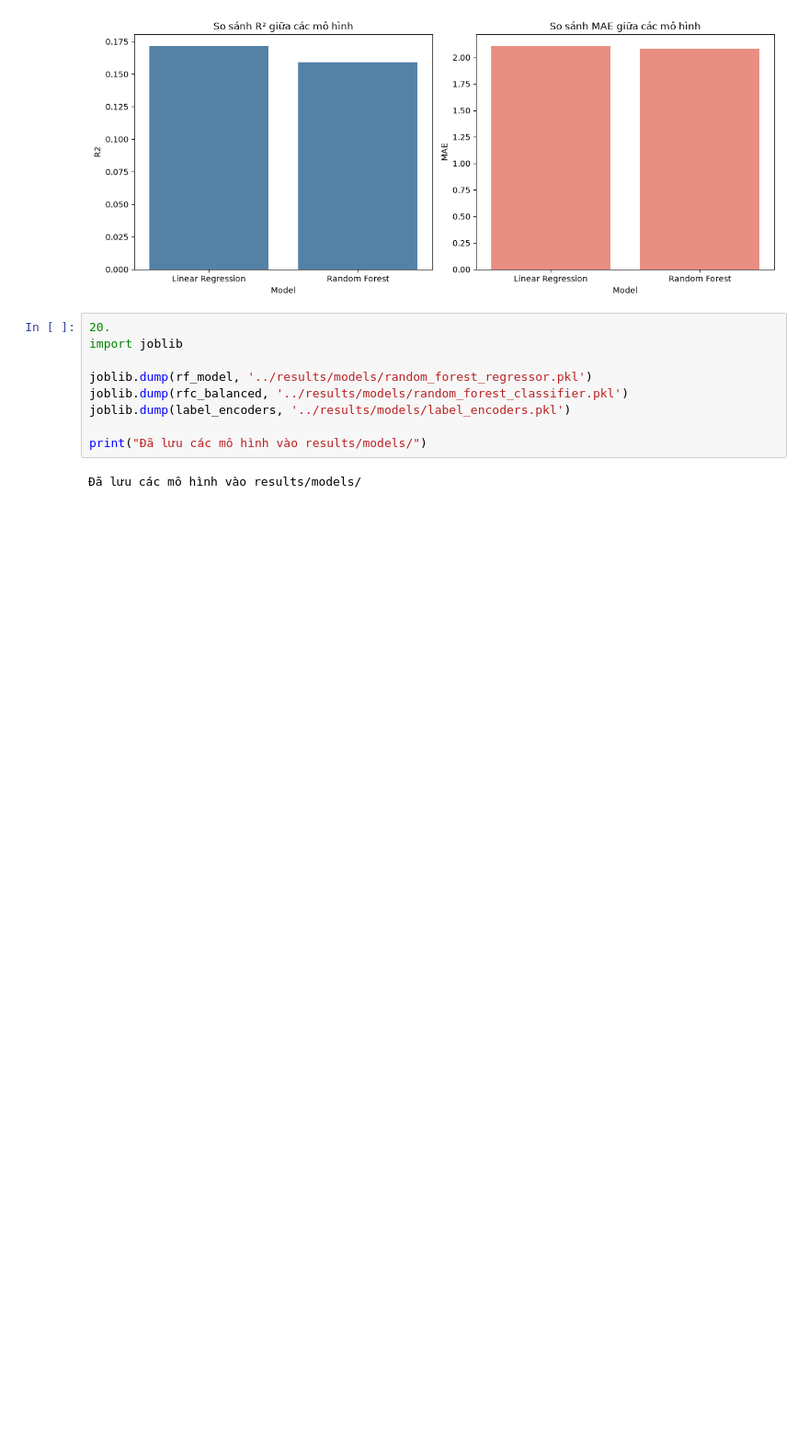
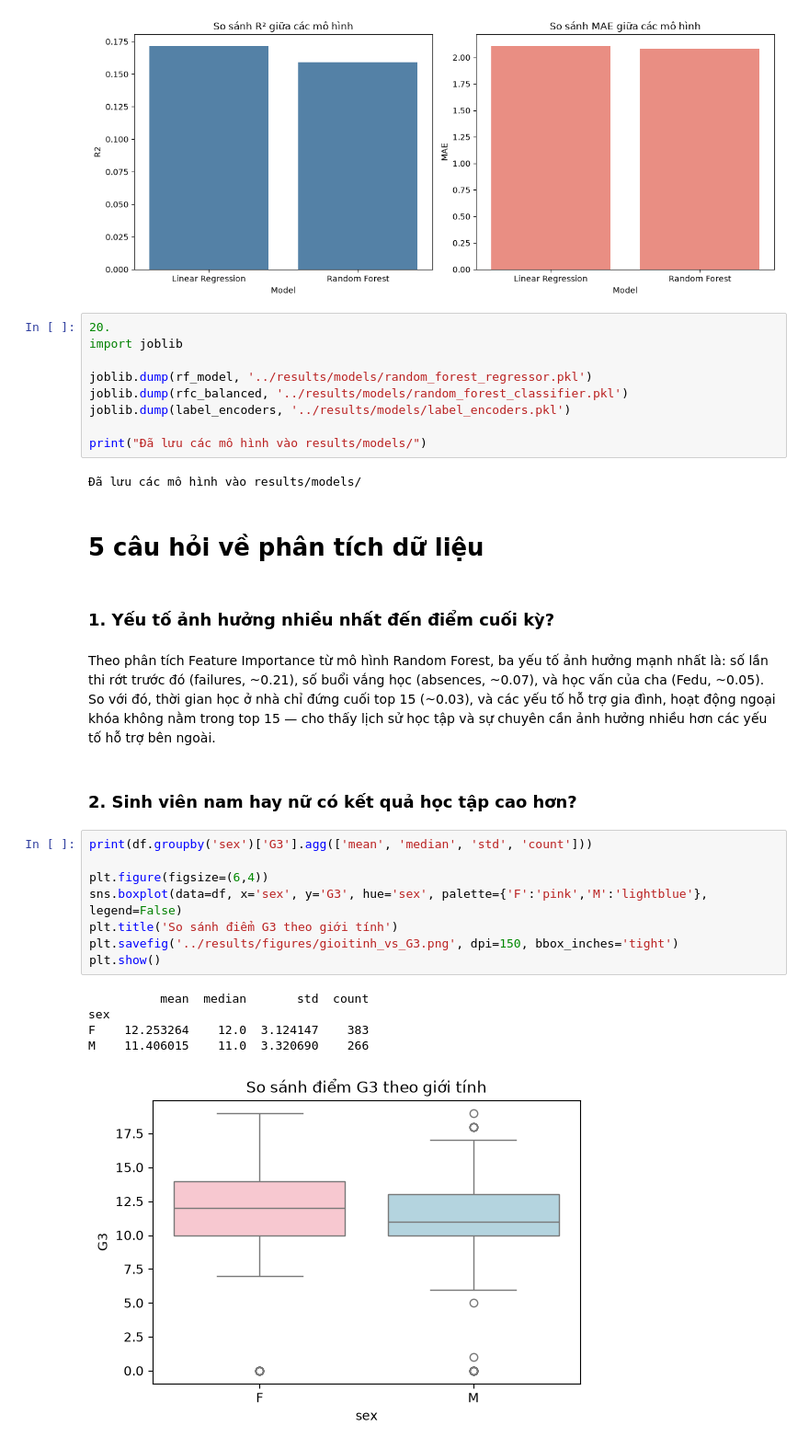
Before and after one commit to vuvietanh01102004/BTL_KhoaHocDuLieu, a Jupyter notebook: HieuSuatHocTap_SinhVien.ipynb, the cells around one changed output. Shown at 92% size. Cells and saved outputs as stored; diff of their text form; blank space fills up the shorter version.

```diff
--- a/HieuSuatHocTap_SinhVien.ipynb
+++ b/HieuSuatHocTap_SinhVien.ipynb
@@ -433,3 +433,25 @@ joblib.dump(label_encoders, '../results/models/label_encoders.pkl')
 print("Đã lưu các mô hình vào results/models/")
 # %% [output]
 Đã lưu các mô hình vào results/models/
+# %% [markdown]
+# 5 câu hỏi về phân tích dữ liệu
+# %% [markdown]
+### 1. Yếu tố ảnh hưởng nhiều nhất đến điểm cuối kỳ?
+# %% [markdown]
+Theo phân tích Feature Importance từ mô hình Random Forest, ba yếu tố ảnh hưởng mạnh nhất là: số lần thi rớt trước đó (failures, ~0.21), số buổi vắng học (absences, ~0.07), và học vấn của cha (Fedu, ~0.05). So với đó, thời gian học ở nhà chỉ đứng cuối top 15 (~0.03), và các yếu tố hỗ trợ gia đình, hoạt động ngoại khóa không nằm trong top 15 — cho thấy lịch sử học tập và sự chuyên cần ảnh hưởng nhiều hơn các yếu tố hỗ trợ bên ngoài.
+# %% [markdown]
+### 2. Sinh viên nam hay nữ có kết quả học tập cao hơn?
+# %%
+print(df.groupby('sex')['G3'].agg(['mean', 'median', 'std', 'count']))
+
+plt.figure(figsize=(6,4))
+sns.boxplot(data=df, x='sex', y='G3', hue='sex', palette={'F':'pink','M':'lightblue'}, legend=False)
+plt.title('So sánh điểm G3 theo giới tính')
+plt.savefig('../results/figures/gioitinh_vs_G3.png', dpi=150, bbox_inches='tight')
+plt.show()
+# %% [output]
+          mean  median       std  count
+sex
+F    12.253264    12.0  3.124147    383
+M    11.406015    11.0  3.320690    266
+[figure, added]
```
Also changed, not shown: parts of 12 cells of this notebook.
